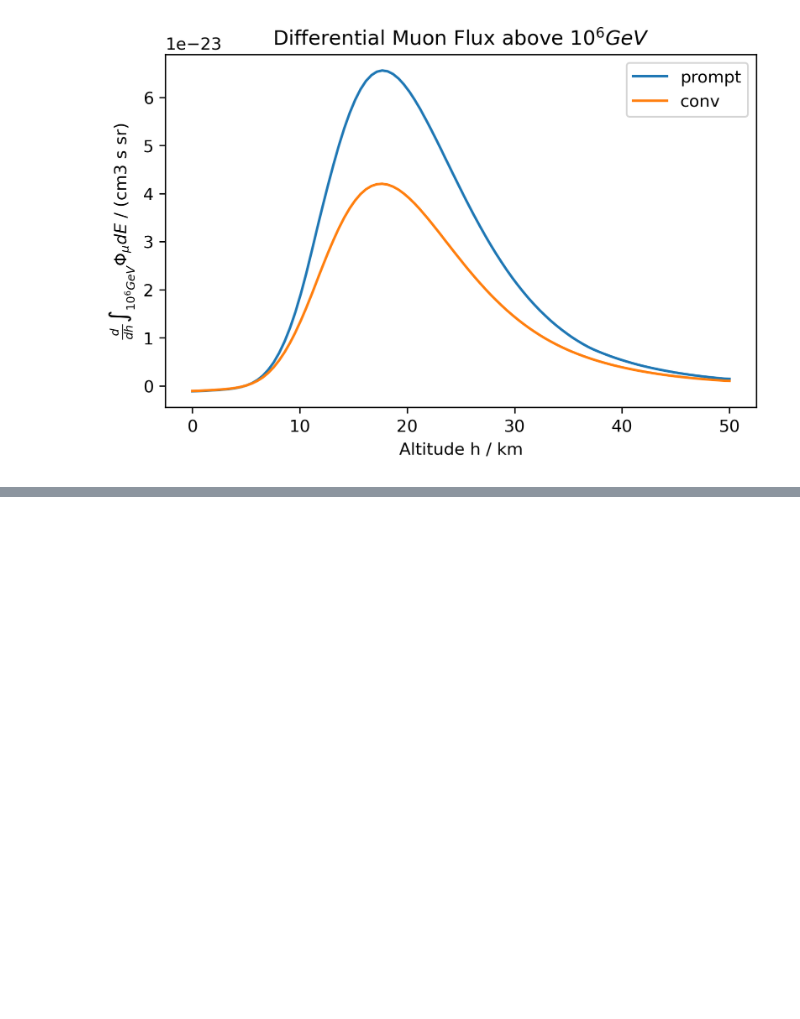
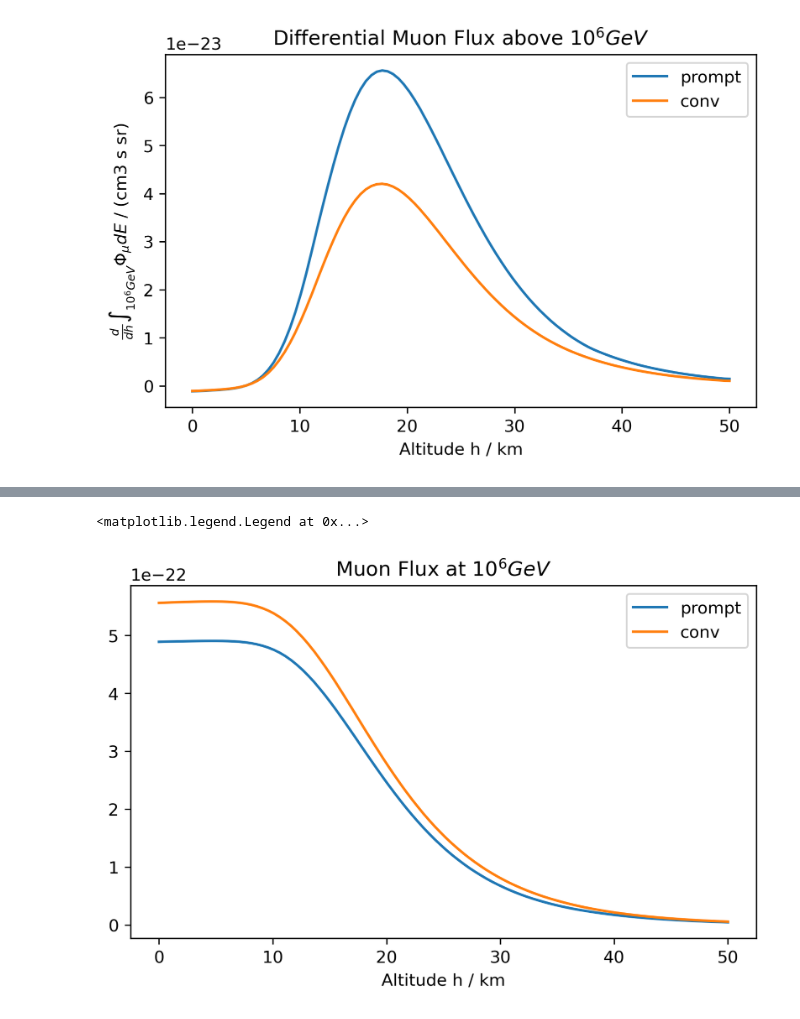
Before and after one commit to StFroese/misc, a Jupyter notebook: prompt/Prompt altitude.ipynb, the cells around one changed output, grey strips where cells are left out. Cells and saved outputs as stored; diff of their text form; code cells hidden in the pictures; blank space fills up the shorter version.

```diff
--- a/prompt/Prompt altitude.ipynb
+++ b/prompt/Prompt altitude.ipynb
@@ -79,0 +95,6 @@ plt.legend()
+# %%
+energy = 1e6
+idx_e = np.argmin(np.abs(run.e_grid - energy))
+
+pr_mu_bin = [run.get_solution('pr_mu+', grid_idx=idx)[idx_e]*flux_unit + run.get_solution('pr_mu-', grid_idx=idx)[idx_e]*flux_unit for idx in range(n)]
+conv_mu_bin = [run.get_solution('conv_mu+', grid_idx=idx)[idx_e]*flux_unit + run.get_solution('conv_mu-', grid_idx=idx)[idx_e]*flux_unit for idx in range(n)]
@@ -79,0 +104,15 @@ plt.legend()
+# %%
+fig = plt.figure(figsize=(5.45, 3.64),
+    dpi=300,
+    constrained_layout=True)
+plt.plot(h_grid/(1e2 * 1e3), u.Quantity(pr_mu_bin), label='prompt')
+plt.plot(h_grid/(1e2 * 1e3), u.Quantity(conv_mu_bin), label='conv')
+plt.yscale('linear')
+plt.xscale('linear')
+plt.xlabel('Altitude h / km')
+# .unit**-1})')
+plt.title(r'Muon Flux at $10^6 GeV$')
+plt.legend()
+# %% [output]
+<matplotlib.legend.Legend at 0x...>
+[figure, added]
```
Also changed, not shown: parts of 3 cells of this notebook.
